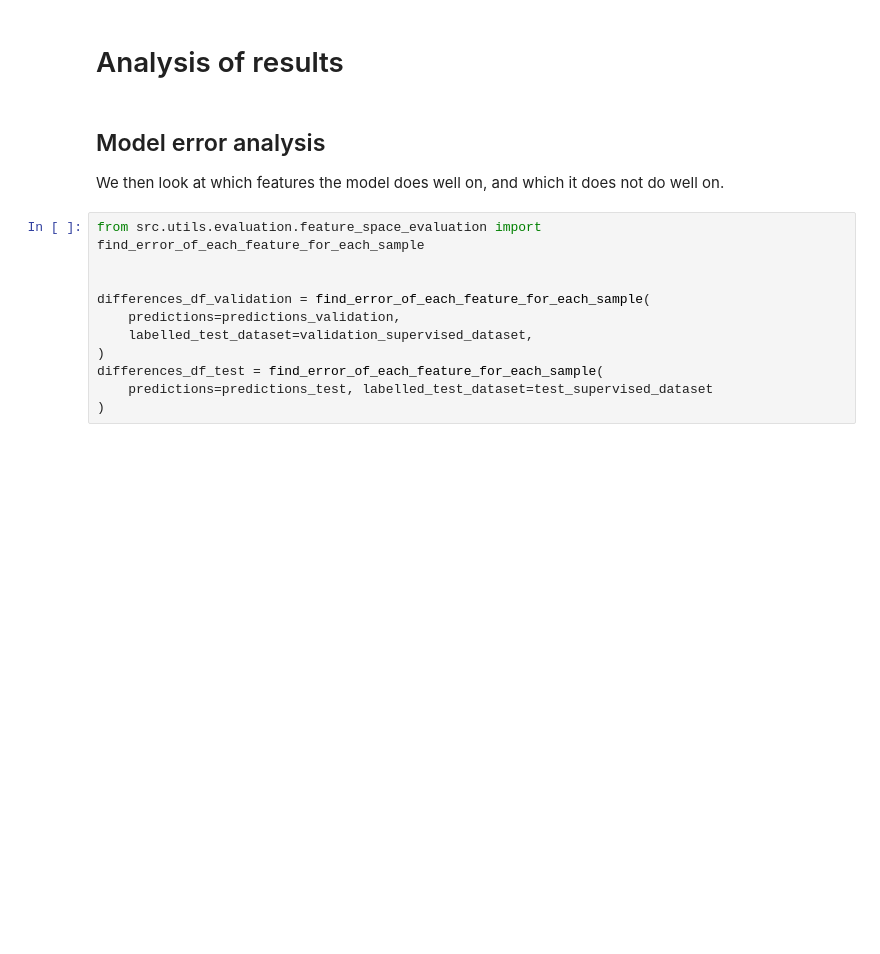
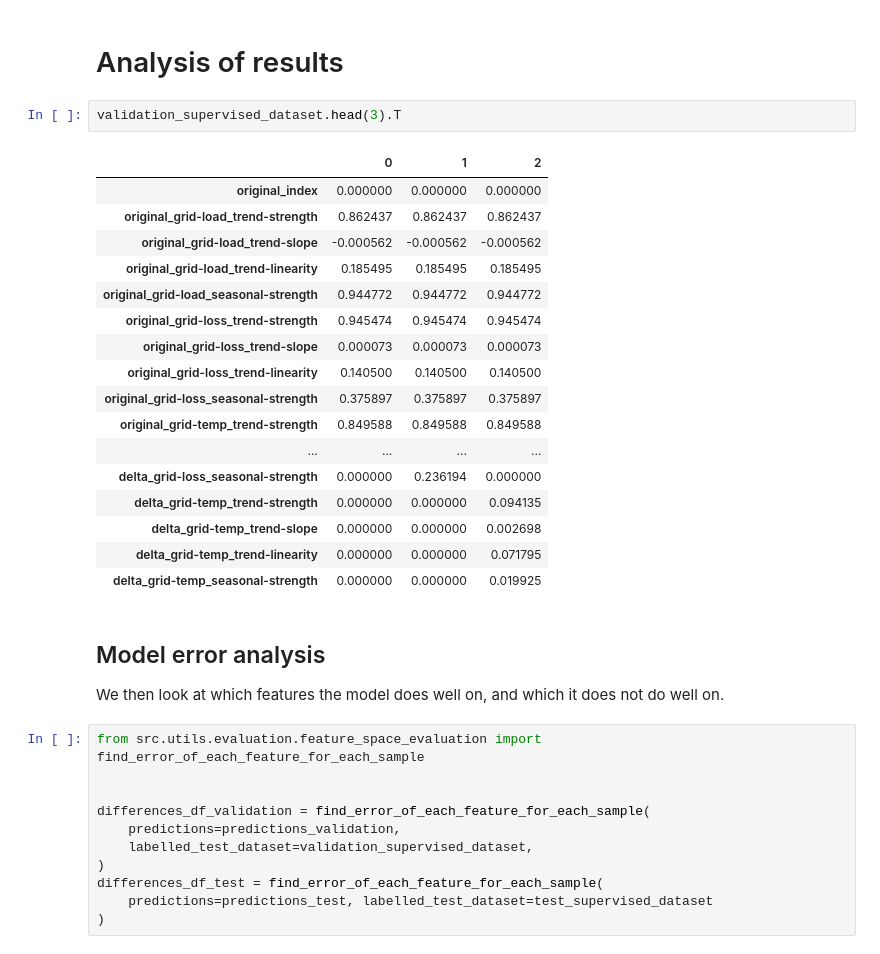
Before and after one commit to Mesterne/BEAST, a Jupyter notebook: notebooks/experiments/feature_space_nn.ipynb, the cells around one changed output. Cells and saved outputs as stored; diff of their text form; blank space fills up the shorter version.

Commit message:
🐱 Add more delta information to training data

```diff
--- a/notebooks/experiments/feature_space_nn.ipynb
+++ b/notebooks/experiments/feature_space_nn.ipynb
@@ -321,5 +319,25 @@ fig.show()
 # %% [markdown]
 # Analysis of results
+# %%
+validation_supervised_dataset.head(3).T
+# %% [output]
+|  | 0 | 1 | 2 |
+| original_index | 0.000000 | 0.000000 | 0.000000 |
+| original_grid-load_trend-strength | 0.862437 | 0.862437 | 0.862437 |
+| original_grid-load_trend-slope | -0.000562 | -0.000562 | -0.000562 |
+| original_grid-load_trend-linearity | 0.185495 | 0.185495 | 0.185495 |
+| original_grid-load_seasonal-strength | 0.944772 | 0.944772 | 0.944772 |
+| original_grid-loss_trend-strength | 0.945474 | 0.945474 | 0.945474 |
+| original_grid-loss_trend-slope | 0.000073 | 0.000073 | 0.000073 |
+| original_grid-loss_trend-linearity | 0.140500 | 0.140500 | 0.140500 |
+| original_grid-loss_seasonal-strength | 0.375897 | 0.375897 | 0.375897 |
+| original_grid-temp_trend-strength | 0.849588 | 0.849588 | 0.849588 |
+| ... | ... | ... | ... |
+| delta_grid-loss_seasonal-strength | 0.000000 | 0.236194 | 0.000000 |
+| delta_grid-temp_trend-strength | 0.000000 | 0.000000 | 0.094135 |
+| delta_grid-temp_trend-slope | 0.000000 | 0.000000 | 0.002698 |
+| delta_grid-temp_trend-linearity | 0.000000 | 0.000000 | 0.071795 |
+| delta_grid-temp_seasonal-strength | 0.000000 | 0.000000 | 0.019925 |
 # %% [markdown]
 ## Model error analysis
 We then look at which features the model does well on, and which it does not do well on.
```
Also changed, not shown: parts of 6 cells of this notebook, 9 other files.
